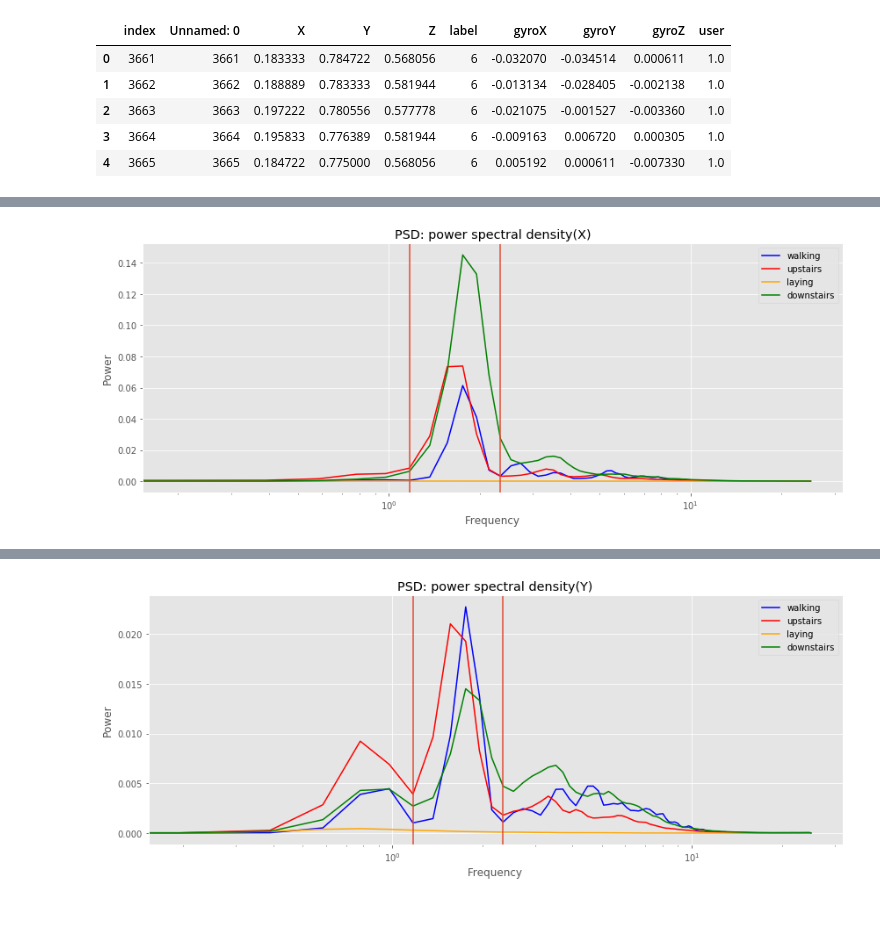
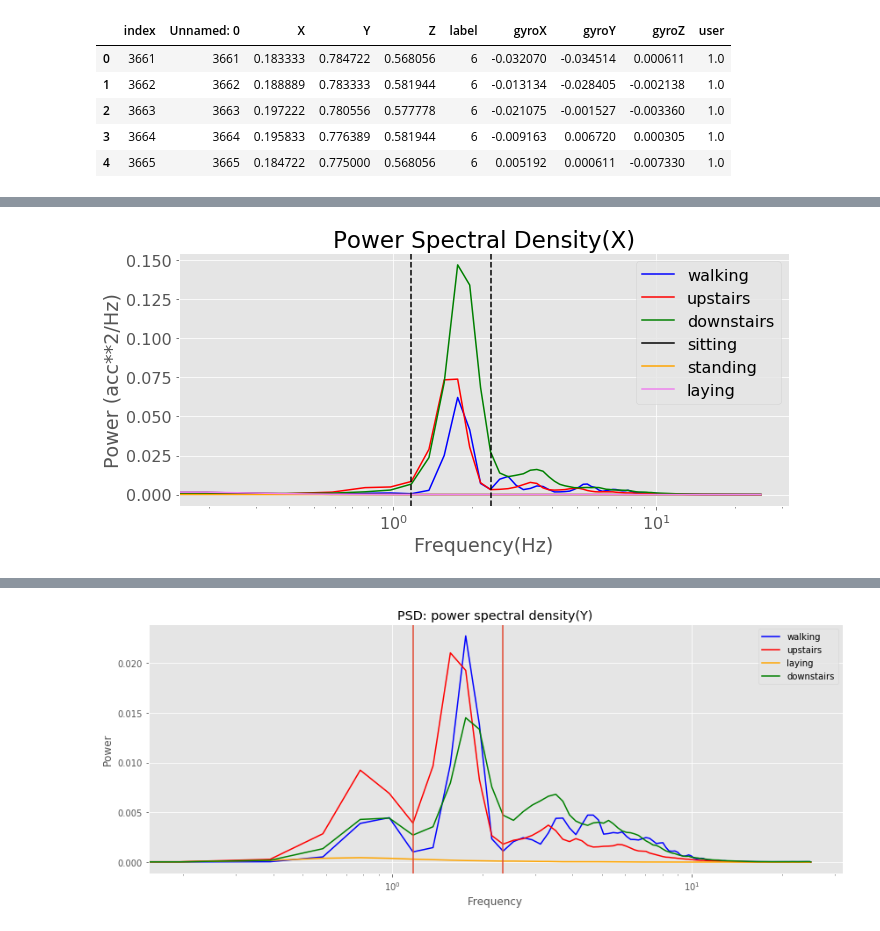
Before and after one commit to Devinml/Human-activity-recognition-using-smartphone-data, a Jupyter notebook: notebooks/EDA_RAW_DATA.ipynb, the cells around one changed output, grey strips where cells are left out. Cells and saved outputs as stored; diff of their text form; code cells hidden in the pictures.

```diff
--- a/notebooks/EDA_RAW_DATA.ipynb
+++ b/notebooks/EDA_RAW_DATA.ipynb
@@ -9,6 +9,8 @@ from sklearn.model_selection import train_test_split
 from sklearn.preprocessing import OneHotEncoder
 import scipy
 plt.style.use('ggplot')
+font = {'size'   : 16}
+plt.rc('font', **font)
 # %%
 df = pd.read_csv('/home/devin/Documents/Galvanize/repos/Human-activity-recognition-using-smartphone-data/data/merged_data_save.csv')
 # %%
@@ -250,20 +258,25 @@ plt.tight_layout()
 # %%
-f,power = welch(butter_highpass(df_walk['X']),fs=50)
-f2,power2 = welch((df_up['X']),fs=50)
-f3,power3 = welch(butter_highpass(df_lay['X']),fs=50)
-f4,power4 = welch(butter_highpass(df_down['X']),fs=50)
+f,power = welch(df_walk['X'],fs=50,average='mean')
+f2,power2 = welch((df_up['X']),fs=50,average='mean')
+f3,power3 = welch((df_lay['X']),fs=50,average='mean')
+f4,power4 = welch((df_down['X']),fs=50,average='mean')
+f_sitting,power_sitting = welch((df_sit['X']),fs=50,average='mean')
+f_standing, power_standing = welch((df_standing['X']),fs=50,average='mean')
 # %%
-plt.figure(figsize=(12,5))
+plt.figure(figsize=(10, 5))
 plt.semilogx(f, power,color='blue',label='walking')
 plt.semilogx(f2, power2,color='red',label='upstairs')
-plt.semilogx(f3,power3,color='orange',label='laying')
 plt.semilogx(f4,power4,color='green',label='downstairs')
-plt.title('PSD: power spectral density(X)')
-plt.axvline(x=1.171875)
-plt.axvline(x=2.34375)
+plt.semilogx(f_sitting,power_sitting,color='k',label='sitting')
+plt.semilogx(f_standing,power_standing,color='orange',label='standing')
+plt.semilogx(f3,power3,color='violet',label='laying')
+plt.axvline(x=1.171875,color='k',ls='--')
+plt.axvline(x=2.34375,color='k',ls='--')
+plt.title('Power Spectral Density(X)')
 plt.legend()
-plt.xlabel('Frequency')
-plt.ylabel('Power')
+plt.xlabel('Frequency(Hz)')
+plt.ylabel('Power (acc**2/Hz)')
 plt.tight_layout()
+plt.savefig('../imgs/psd_x.png',dpi=500)
 # %% [output]
-[figure, old version]
+[figure, new version]
```
Also changed, not shown: parts of 22 cells of this notebook, 16 other files.
